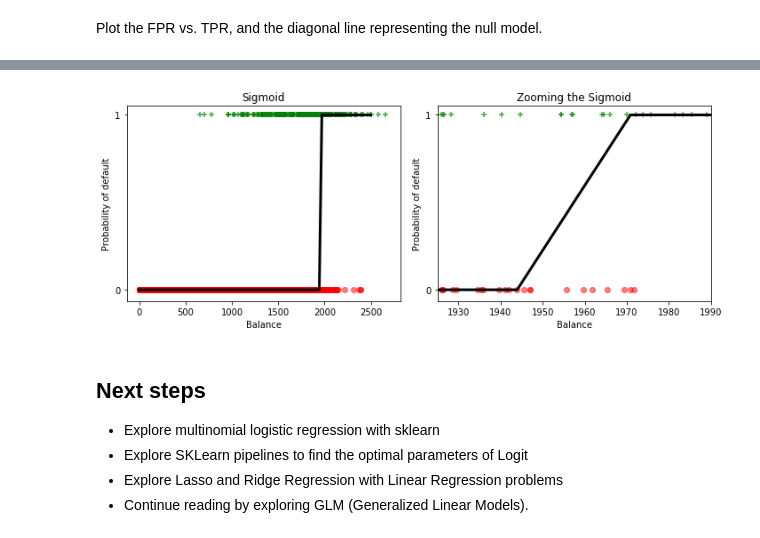
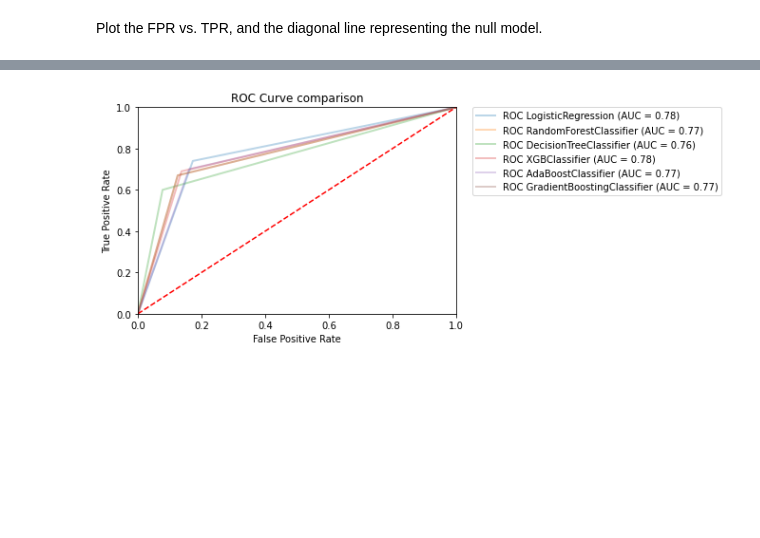
Before and after one commit to fuwiak/Uczenie_maszynowe_w_Pythonie, a Jupyter notebook: Temat3_Regresja_Logiczna.ipynb, the cells around one changed output, grey strips where cells are left out. Cells and saved outputs as stored; diff of their text form; code cells hidden in the pictures; blank space fills up the shorter version.

```diff
--- a/Temat3_Regresja_Logiczna.ipynb
+++ b/Temat3_Regresja_Logiczna.ipynb
@@ -414,14 +370,0 @@ Build the model, and keep it on `logreg`.
-# %%
-X_train, X_test, y_train, y_test = train_test_split(data.balance,
-                                                    data.default,
-                                                    test_size=0.3,
-                                                    random_state=0)
-logreg = LogisticRegression(solver='lbfgs')
-logreg.fit(X_train.values.reshape(-1, 1), y_train)
-
-y_pred = logreg.predict(X_test.values.reshape(-1, 1))
-acc_test = logreg.score(X_test.values.reshape(-1, 1), y_test)
-
-print('Accuracy on test: {:.2f}'.format(acc_test))
-print(confusion_matrix(y_test, y_pred))
-print(classification_report(y_test, y_pred))
@@ -457,17 +370,0 @@ def plot_sigmoid():
-# %%
-def model(x):
-    return 1 / (1 + np.exp(-x))
-
-y_func = model(X_test.values * logreg.coef_ + logreg.intercept_).ravel()
-sigm = pd.DataFrame({'x': list(X_test.values), 'y': list(y_pred)}).\
-                    sort_values(by=['x'])
-plot_sigmoid()
-# %% [output]
-[figure, removed]
-# %% [markdown]
-## Next steps
-
-- Explore multinomial logistic regression with sklearn
-- Explore SKLearn pipelines to find the optimal parameters of Logit
-- Explore Lasso and Ridge Regression with Linear Regression problems
-- Continue reading by exploring GLM (Generalized Linear Models).
@@ -473,0 +373,9 @@ plot_sigmoid()
+# %%
+MLA = [logreg,
+       ensemble.RandomForestClassifier(),
+
+       tree.DecisionTreeClassifier(),
+       XGBClassifier(),
+       AdaBoostClassifier(),
+       GradientBoostingClassifier()
+    ]
@@ -473,0 +429,4 @@ plot_sigmoid()
+# %%
+roc_curve_MLA(MLA,X_train, X_test, y_train, y_test)
+# %% [output]
+[figure, added]
```
Also changed, not shown: parts of 64 cells of this notebook, 1 other file.
